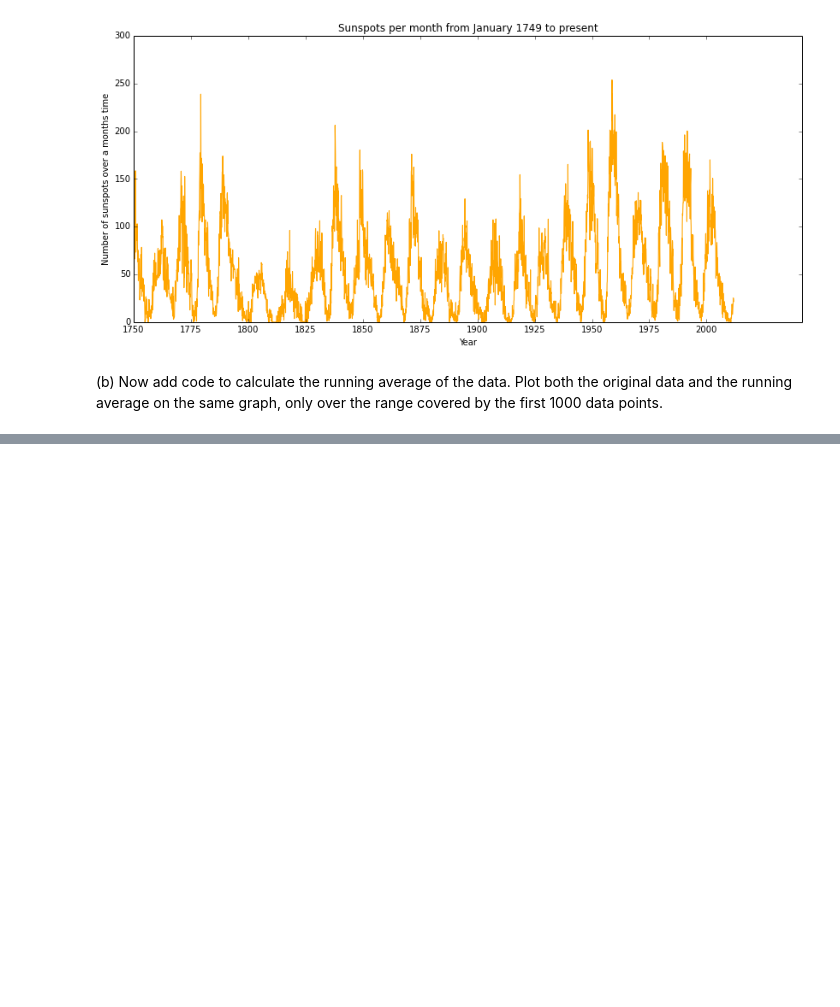
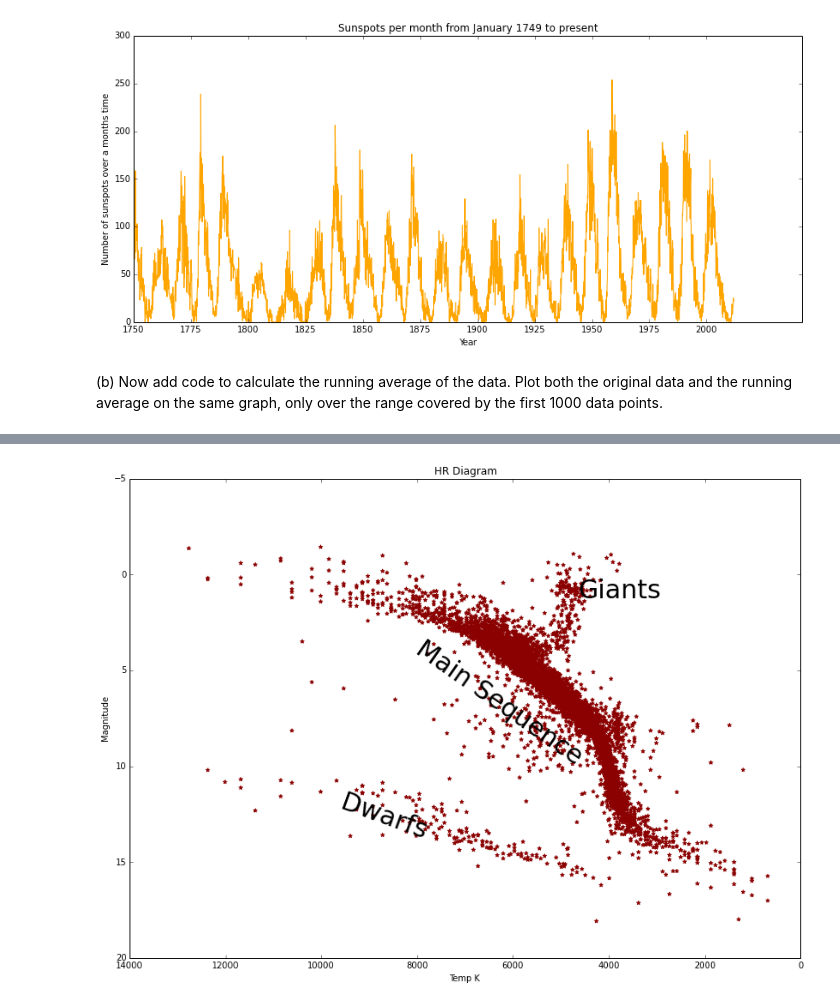
Before and after one commit to jking06/PHYS202-S14, a Jupyter notebook: Graphics/GraphicsExercises.ipynb, the cells around one changed output, grey strips where cells are left out. Cells and saved outputs as stored; diff of their text form; code cells hidden in the pictures; blank space fills up the shorter version.

```diff
--- a/Graphics/GraphicsExercises.ipynb
+++ b/Graphics/GraphicsExercises.ipynb
@@ -109,0 +124,14 @@ plt.show()
+# %%
+plt.figure(figsize=(14,10), dpi=80)
+plt.scatter(stars[:,0], stars[:,1], color='darkred', marker='*', label="Mag and Temp")
+plt.xlim(14000, 0)
+plt.ylim(20, -5)
+plt.annotate("Main Sequence", xy=(6500,2), xycoords='data', xytext=(-90, -50), textcoords='offset points', rotation=-35, fontsize=30)
+plt.annotate("Dwarfs", xy=(8000,10), xycoords='data', xytext=(-90, -50), textcoords='offset points', rotation=-20, fontsize=30)
+plt.annotate("Giants", xy=(3000,-1), xycoords='data', xytext=(-90, -50), textcoords='offset points', fontsize=30)
+plt.title("HR Diagram")
+plt.xlabel("Temp K")
+plt.ylabel("Magnitude")
+plt.show()
+# %% [output]
+[figure, added]
```
Also changed, not shown: parts of 5 cells of this notebook, 1 other file.
